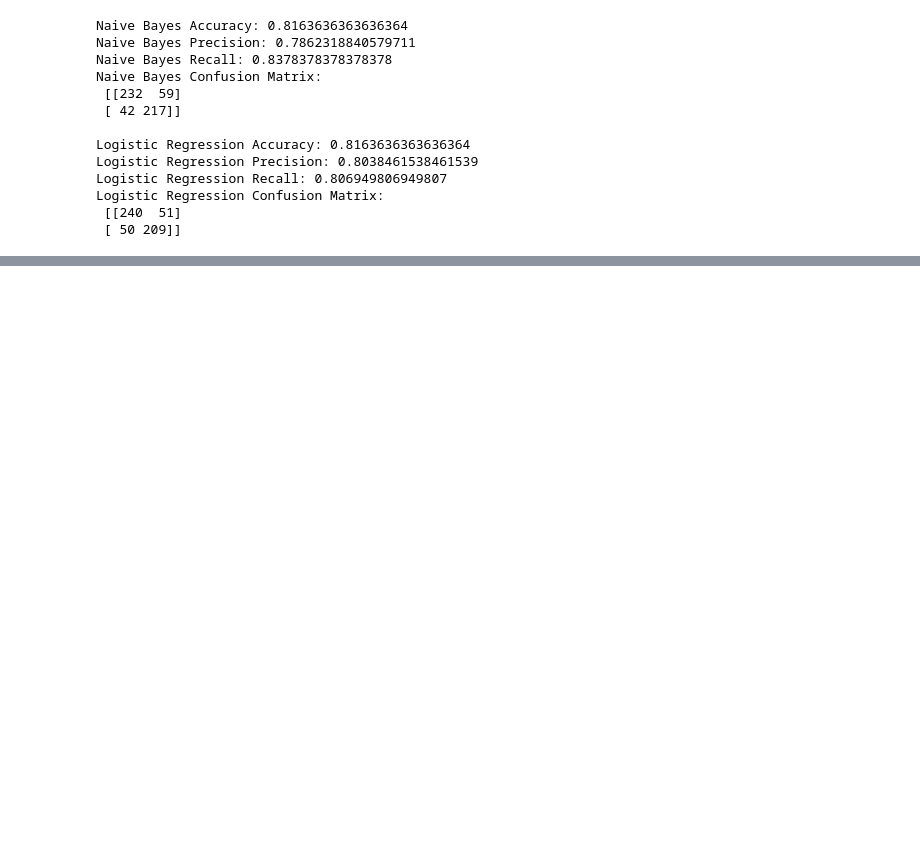
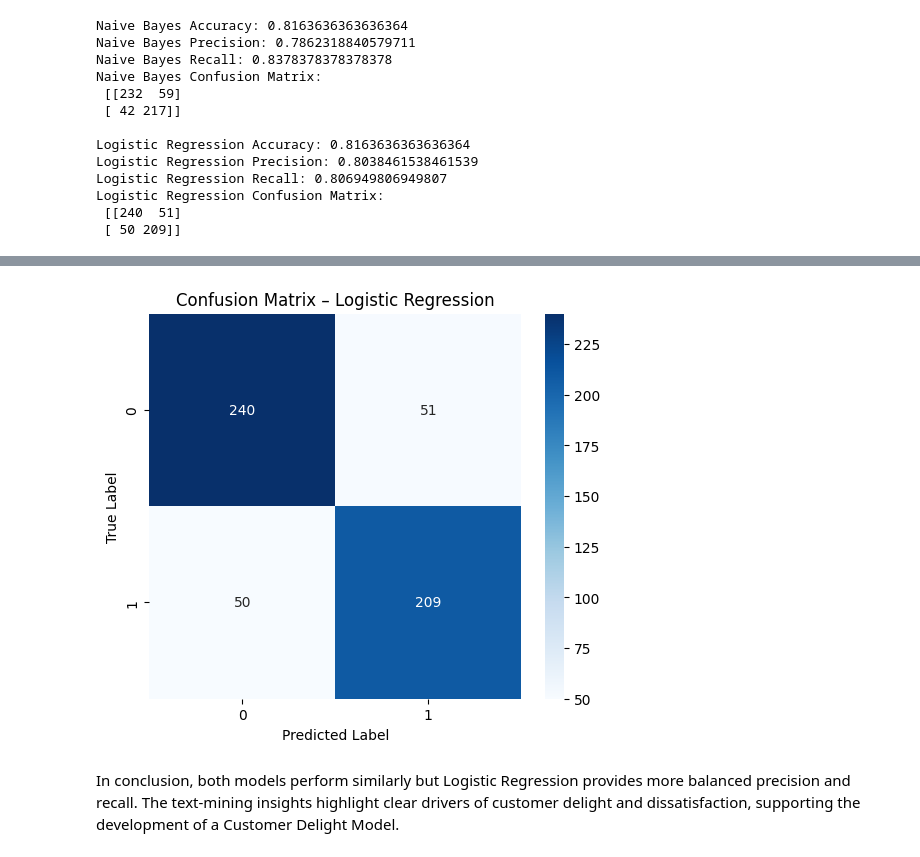
Before and after one commit to customerdelightgroup/customerdelight, a Jupyter notebook: v2_delighting_the_customer.ipynb, the cells around one changed output, grey strips where cells are left out. Saved outputs shown, nothing was run; the diff lists cells and outputs as text; code cells hidden in the pictures; blank space fills up the shorter version.

Commit message:
Version of the delighting the customer code

```diff
--- a/v2_delighting_the_customer.ipynb
+++ b/v2_delighting_the_customer.ipynb
@@ -245,0 +569,18 @@ Both models have the same accuracy (0.816)
+# %%
+import seaborn as sns
+from sklearn.metrics import confusion_matrix
+
+# confusion matrix for Logistic Regression
+cm = confusion_matrix(y_test, lr_predictions)
+
+# plot confusion matrix heatmap
+plt.figure(figsize=(6, 5))
+sns.heatmap(cm, annot=True, fmt='d', cmap='Blues')
+plt.title("Confusion Matrix – Logistic Regression")
+plt.xlabel("Predicted Label")
+plt.ylabel("True Label")
+plt.show()
+# %% [output]
+[figure, added]
+# %% [markdown]
+In conclusion, both models perform similarly but Logistic Regression provides more balanced precision and recall.  The text-mining insights highlight clear drivers of customer delight and dissatisfaction, supporting the development of a Customer Delight Model.
```
Also changed, not shown: parts of 37 cells of this notebook.
